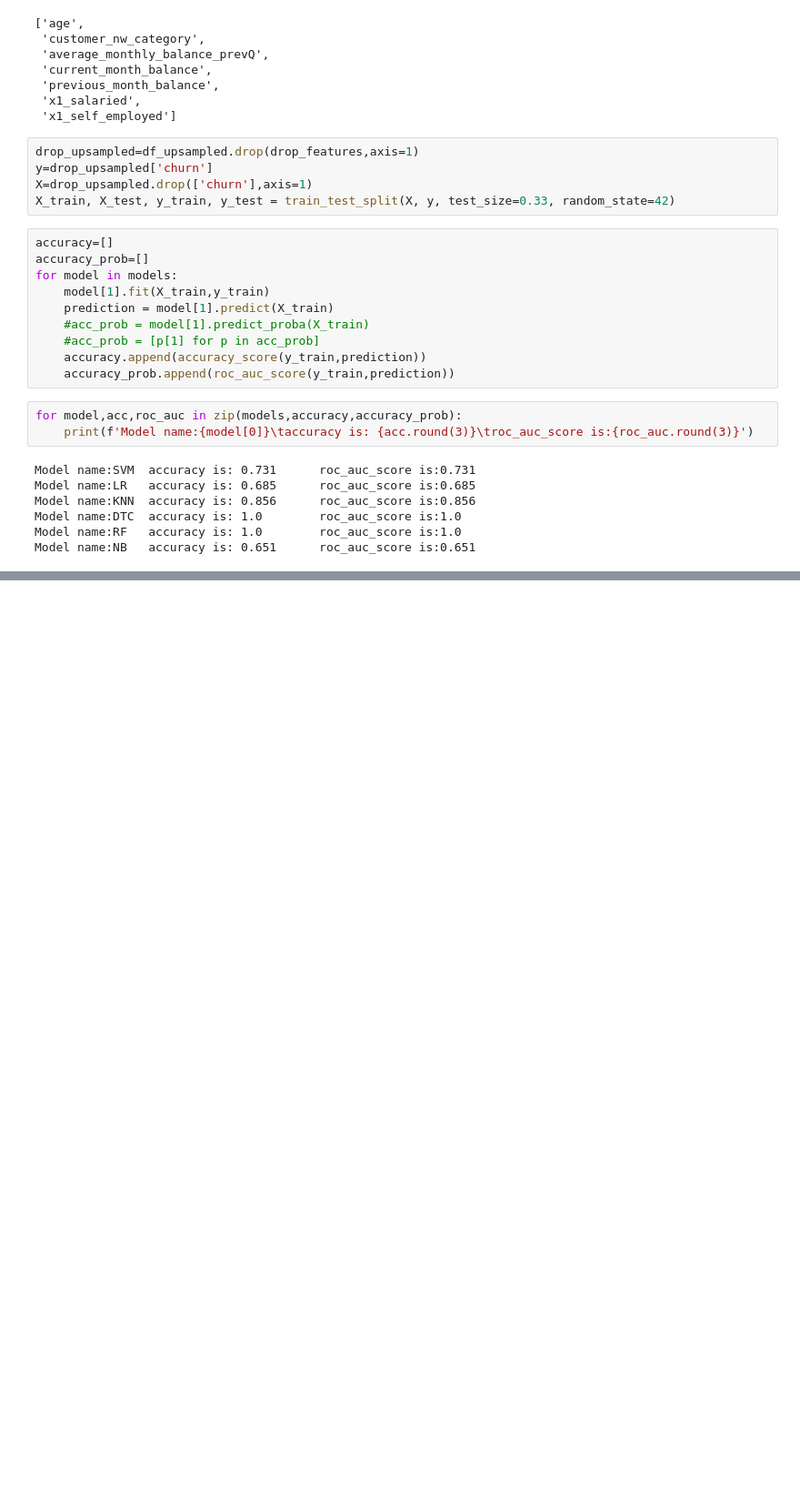
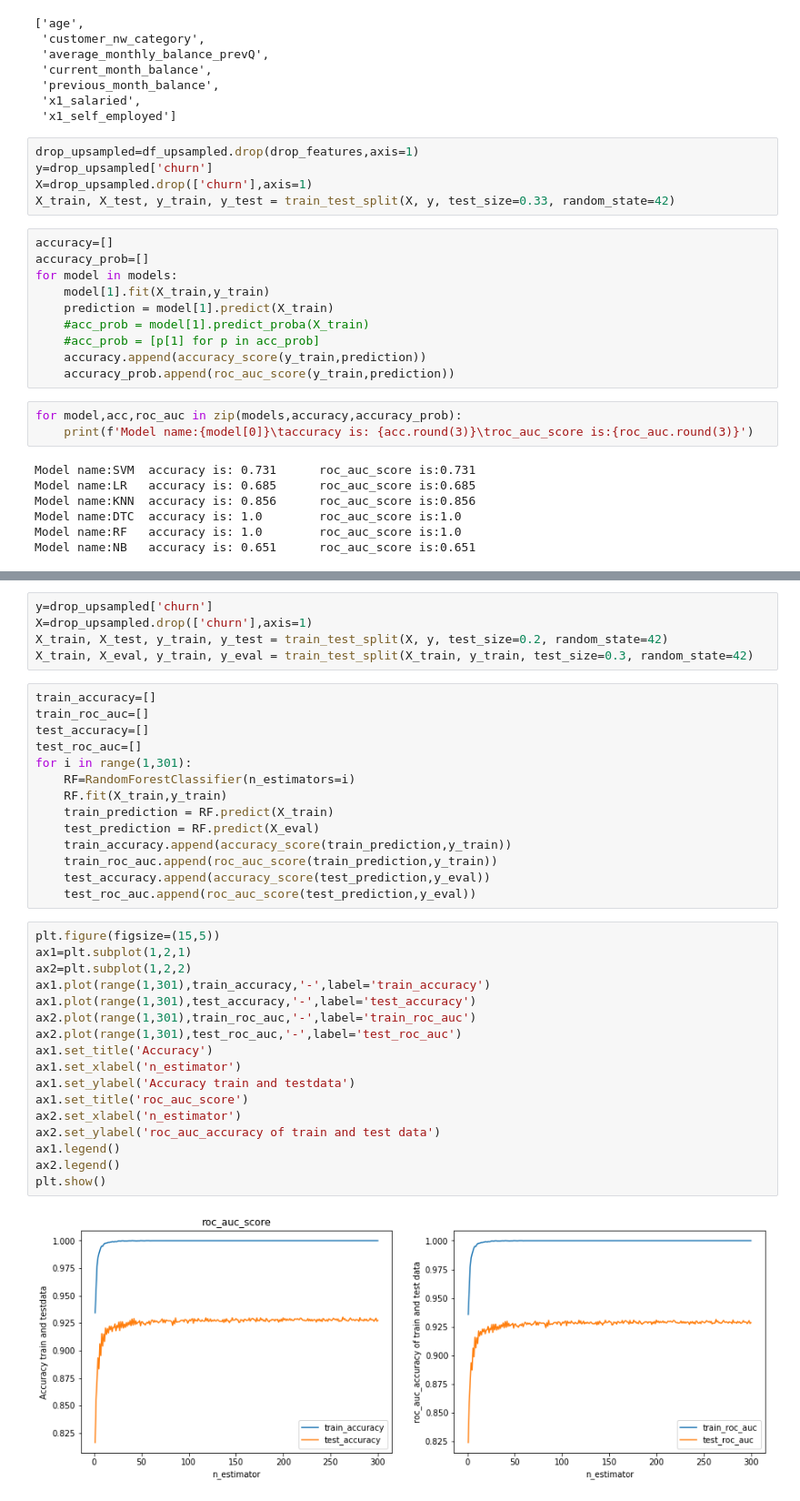
Before and after one commit to Debapriya-Mondal/Churn-Prediction, a Jupyter notebook: churn_prediction.ipynb, the cells around one changed output, grey strips where cells are left out. Shown at 91% size. Cells and saved outputs as stored; diff of their text form; blank space fills up the shorter version.

Commit message:
Hyper parameter tuning of Random Forest

```diff
--- a/churn_prediction.ipynb
+++ b/churn_prediction.ipynb
@@ -1024,0 +1027,38 @@ Model name:NB   accuracy is: 0.641      roc_auc_score is:0.641
+# %%
+y=drop_upsampled['churn']
+X=drop_upsampled.drop(['churn'],axis=1)
+X_train, X_test, y_train, y_test = train_test_split(X, y, test_size=0.2, random_state=42)
+X_train, X_eval, y_train, y_eval = train_test_split(X_train, y_train, test_size=0.3, random_state=42)
+# %%
+train_accuracy=[]
+train_roc_auc=[]
+test_accuracy=[]
+test_roc_auc=[]
+for i in range(1,301):
+    RF=RandomForestClassifier(n_estimators=i)
+    RF.fit(X_train,y_train)
+    train_prediction = RF.predict(X_train)
+    test_prediction = RF.predict(X_eval)
+    train_accuracy.append(accuracy_score(train_prediction,y_train))
+    train_roc_auc.append(roc_auc_score(train_prediction,y_train))
+    test_accuracy.append(accuracy_score(test_prediction,y_eval))
+    test_roc_auc.append(roc_auc_score(test_prediction,y_eval))
+# %%
+plt.figure(figsize=(15,5))
+ax1=plt.subplot(1,2,1)
+ax2=plt.subplot(1,2,2)
+ax1.plot(range(1,301),train_accuracy,'-',label='train_accuracy')
+ax1.plot(range(1,301),test_accuracy,'-',label='test_accuracy')
+ax2.plot(range(1,301),train_roc_auc,'-',label='train_roc_auc')
+ax2.plot(range(1,301),test_roc_auc,'-',label='test_roc_auc')
+ax1.set_title('Accuracy')
+ax1.set_xlabel('n_estimator')
+ax1.set_ylabel('Accuracy train and testdata')
+ax1.set_title('roc_auc_score')
+ax2.set_xlabel('n_estimator')
+ax2.set_ylabel('roc_auc_accuracy of train and test data')
+ax1.legend()
+ax2.legend()
+plt.show()
+# %% [output]
+[figure, added]
```
Also changed, not shown: parts of 3 cells of this notebook.
